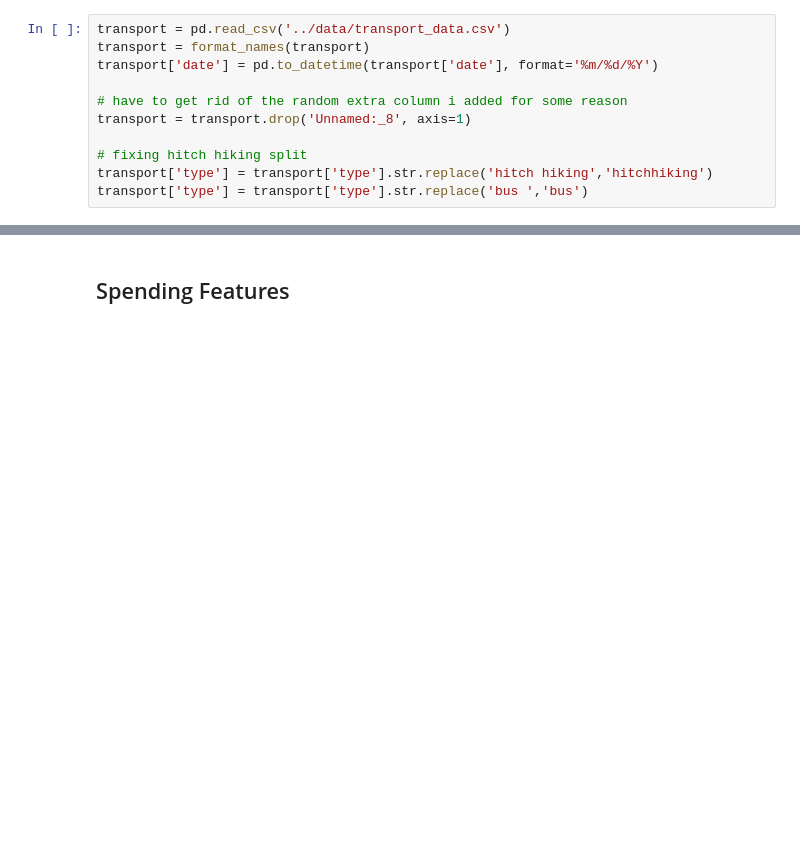
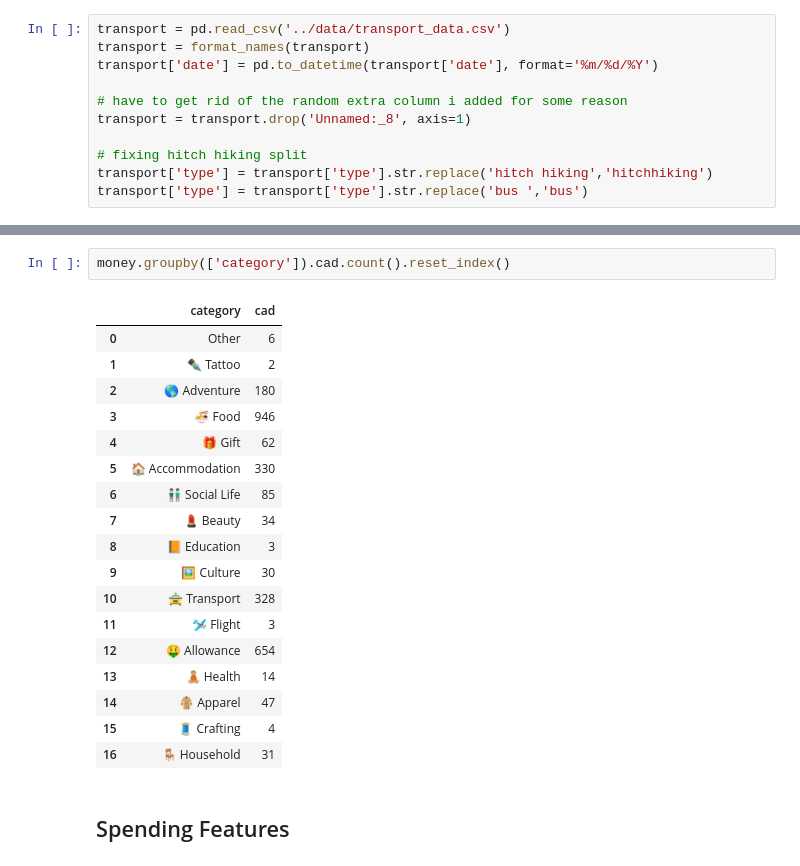
Before and after one commit to SunnyWillert18/floating-in-space, a Jupyter notebook: nbs/travel_personas.ipynb, the cells around one changed output, grey strips where cells are left out. Saved outputs shown, nothing was run; the diff lists cells and outputs as text; blank space fills up the shorter version.

```diff
--- a/nbs/travel_personas.ipynb
+++ b/nbs/travel_personas.ipynb
@@ -205,3 +214,24 @@ transport['type'] = transport['type'].str.replace('bus ','bus')
+# %%
+money.groupby(['category']).cad.count().reset_index()
+# %% [output]
+|  | category | cad |
+| 0 | Other | 6 |
+| 1 | ✒️ Tattoo | 2 |
+| 2 | 🌎 Adventure | 180 |
+| 3 | 🍜 Food | 946 |
+| 4 | 🎁 Gift | 62 |
+| 5 | 🏠 Accommodation | 330 |
+| 6 | 👬🏻 Social Life | 85 |
+| 7 | 💄 Beauty | 34 |
+| 8 | 📙 Education | 3 |
+| 9 | 🖼 Culture | 30 |
+| 10 | 🚖 Transport | 328 |
+| 11 | 🛩 Flight | 3 |
+| 12 | 🤑 Allowance | 654 |
+| 13 | 🧘🏼 Health | 14 |
+| 14 | 🧥 Apparel | 47 |
+| 15 | 🧵 Crafting | 4 |
+| 16 | 🪑 Household | 31 |
 # %% [markdown]
 ## Spending Features
 # %%
```
Also changed, not shown: parts of 13 cells of this notebook.
